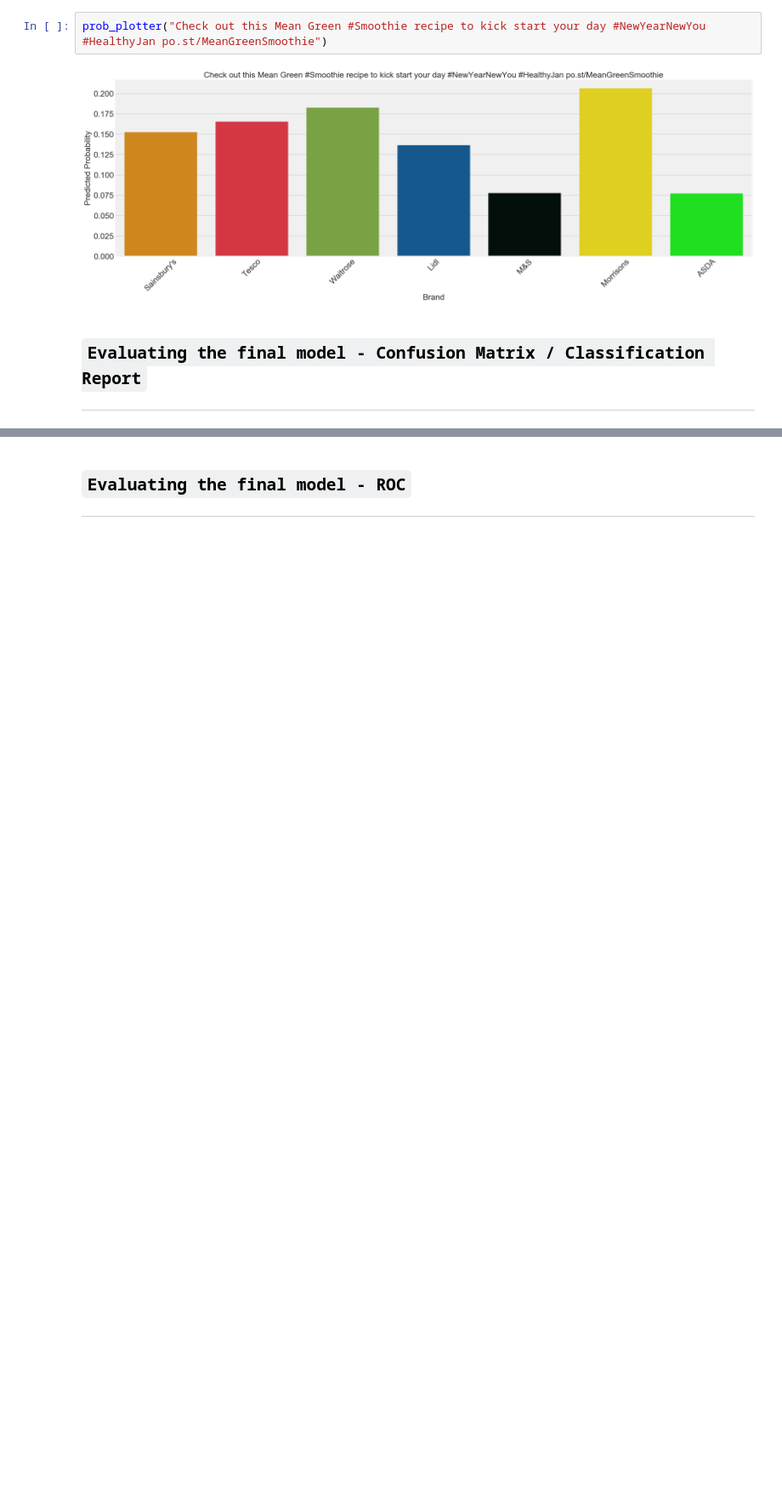
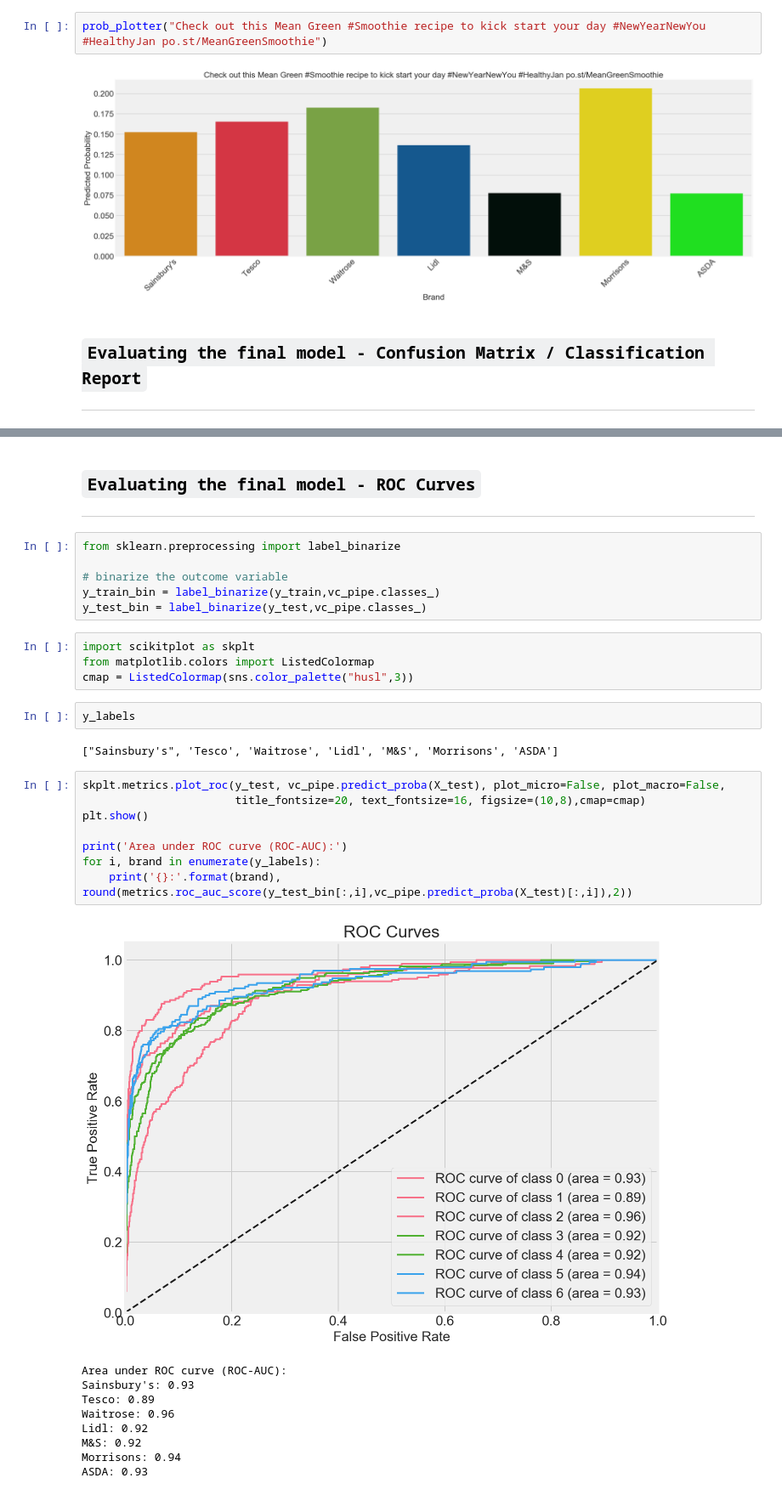
Before and after one commit to kitsamho/General-Assembly_DSI-Capstone-Project, a Jupyter notebook: 5_Modelling/5_Modelling.ipynb, the cells around one changed output, grey strips where cells are left out. Shown at 85% size. Saved outputs shown, nothing was run; the diff lists cells and outputs as text; blank space fills up the shorter version.

```diff
--- a/5_Modelling/5_Modelling.ipynb
+++ b/5_Modelling/5_Modelling.ipynb
@@ -935,4 +953,36 @@ docm(y_test,eclf2.predict(X_test),y_labels).style.background_gradient(cmap=green
 # %% [markdown]
 <a id="roc"></a>
-## `Evaluating the final model - ROC`
+## `Evaluating the final model - ROC Curves`
 ---
+# %%
+from sklearn.preprocessing import label_binarize
+
+# binarize the outcome variable
+y_train_bin = label_binarize(y_train,vc_pipe.classes_)
+y_test_bin = label_binarize(y_test,vc_pipe.classes_)
+# %%
+import scikitplot as skplt
+from matplotlib.colors import ListedColormap
+cmap = ListedColormap(sns.color_palette("husl",3))
+# %%
+y_labels
+# %% [output]
+["Sainsbury's", 'Tesco', 'Waitrose', 'Lidl', 'M&S', 'Morrisons', 'ASDA']
+# %%
+skplt.metrics.plot_roc(y_test, vc_pipe.predict_proba(X_test), plot_micro=False, plot_macro=False,
+                       title_fontsize=20, text_fontsize=16, figsize=(10,8),cmap=cmap)
+plt.show()
+
+print('Area under ROC curve (ROC-AUC):')
+for i, brand in enumerate(y_labels):
+    print('{}:'.format(brand), round(metrics.roc_auc_score(y_test_bin[:,i],vc_pipe.predict_proba(X_test)[:,i]),2))
+# %% [output]
+[figure, added]
+Area under ROC curve (ROC-AUC):
+Sainsbury's: 0.93
+Tesco: 0.89
+Waitrose: 0.96
+Lidl: 0.92
+M&S: 0.92
+Morrisons: 0.94
+ASDA: 0.93
```
Also changed, not shown: parts of 9 cells of this notebook, 4 other files.
